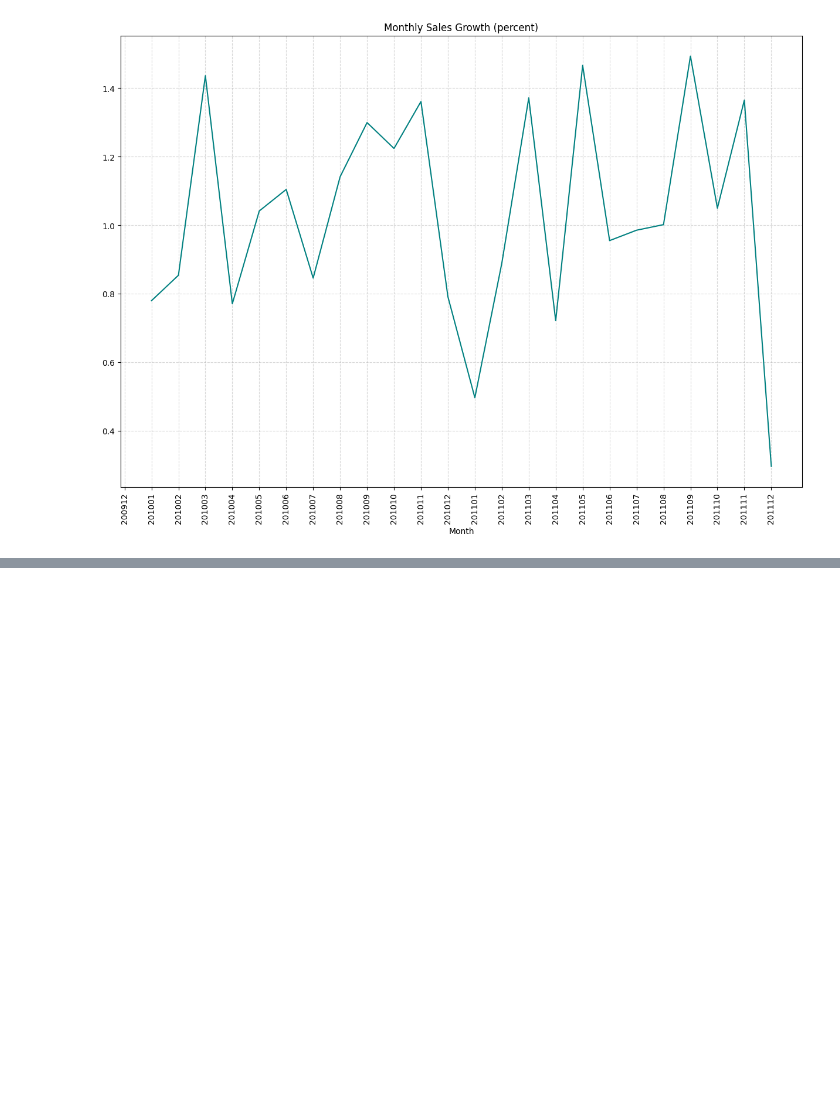
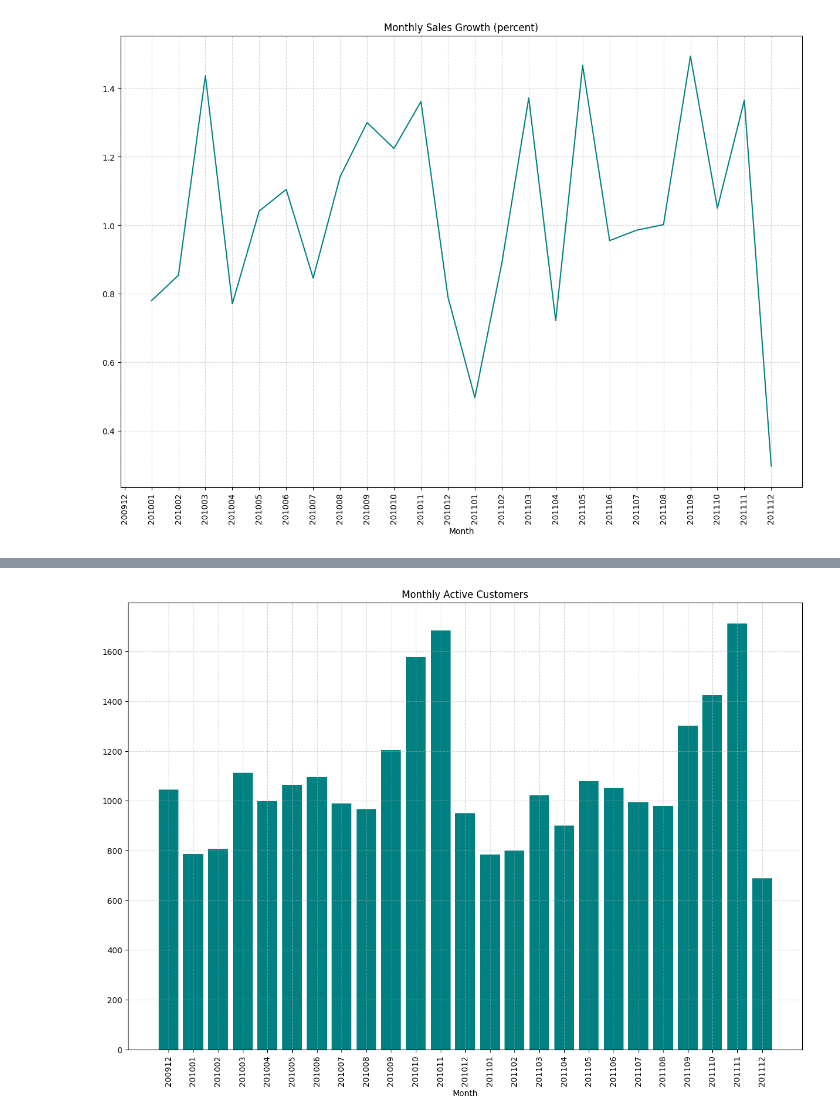
Before and after one commit to jarviscanada/jarvis_data_eng_AhmedAmer, a Jupyter notebook: python_data_analytics/retail_analysis.ipynb, the cells around one changed output, grey strips where cells are left out. Cells and saved outputs as stored; diff of their text form; code cells hidden in the pictures; blank space fills up the shorter version.

```diff
--- a/python_data_analytics/retail_analysis.ipynb
+++ b/python_data_analytics/retail_analysis.ipynb
@@ -285,0 +290,23 @@ plt.show()
+# %%
+# Extract a series that shows us the count of each unique cutomer_id per month
+unique_customers = (retail_df.groupby('year_month')['customer_id']
+                    .unique()
+                    .apply(len))
+# %%
+# Let's plot!
+plt.figure(figsize = (15, 10))
+plt.bar(
+  x = unique_customers.index,
+  height = unique_customers.values,
+  color = 'teal',
+  label = 'Unique Customers'
+)
+
+plt.title('Monthly Active Customers')
+plt.xlabel('Month')
+plt.grid(visible = True, linestyle = '--', alpha = 0.5)
+plt.xticks(rotation = 90)
+
+plt.show()
+# %% [output]
+[figure, added]
```
Also changed, not shown: parts of 9 cells of this notebook.
